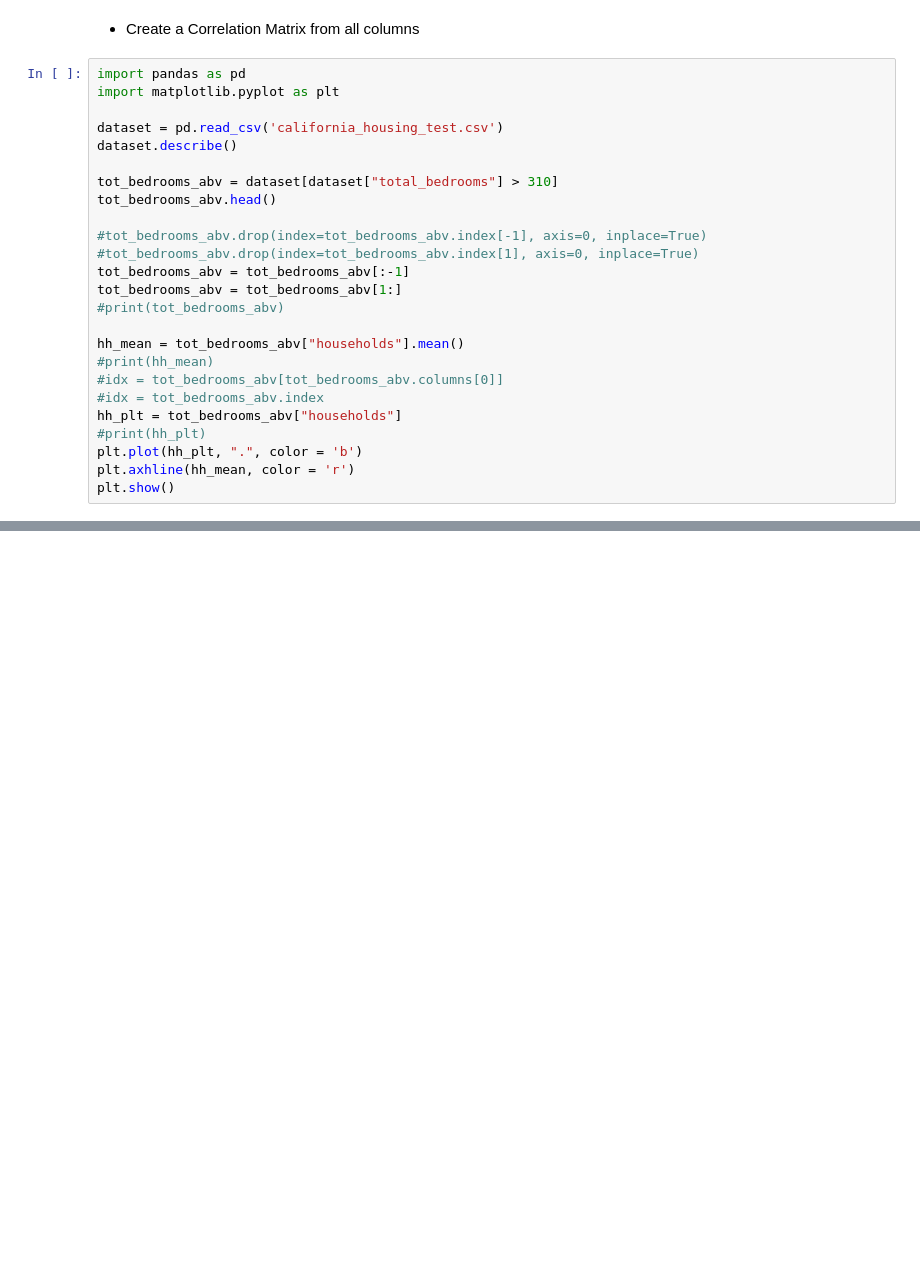
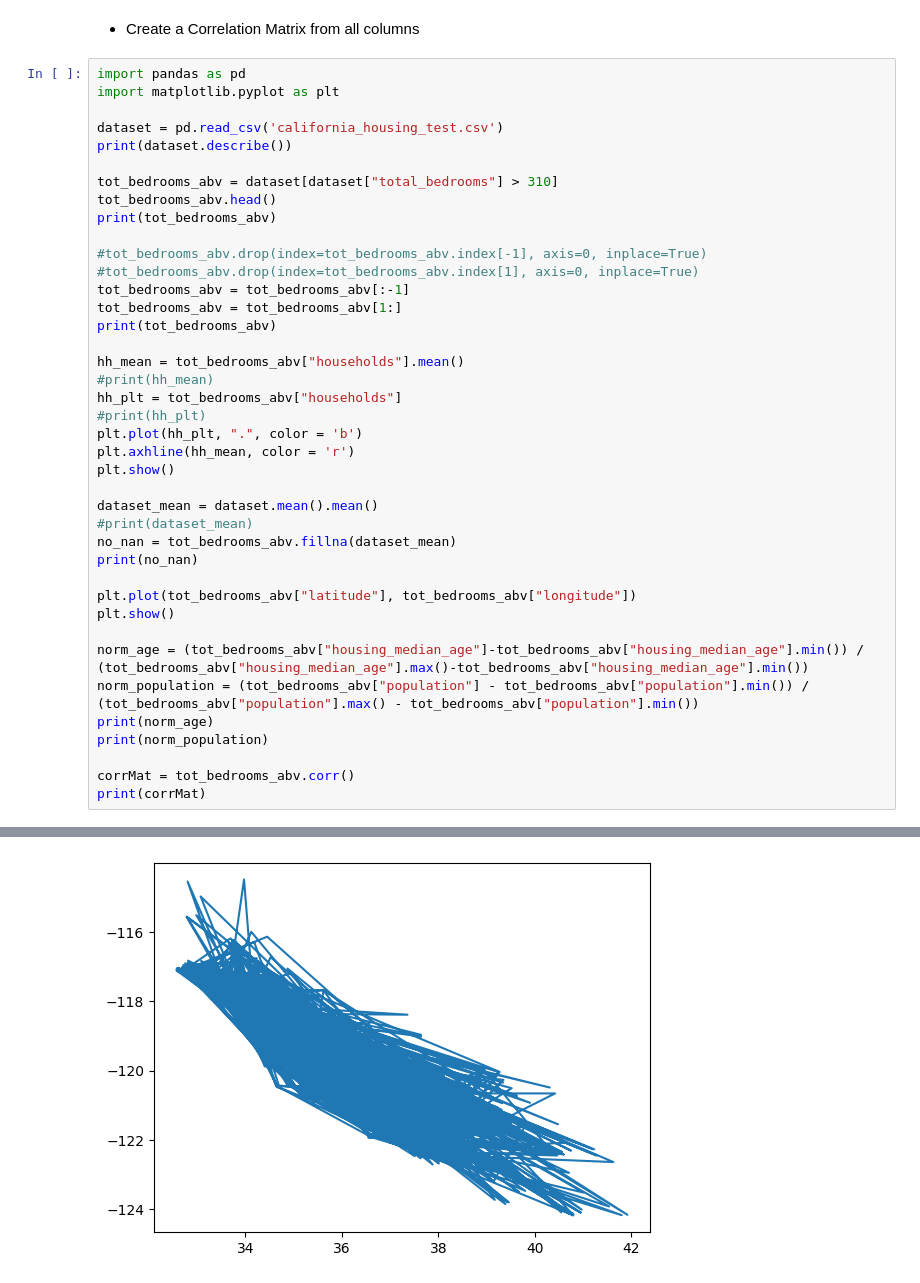
Before and after one commit to Dan5049/MPC-MLF, a Jupyter notebook: cv01/exercie_01.ipynb, the cells around one changed output, grey strips where cells are left out. Drawn from its saved outputs; the diff is of its cells as text; blank space fills up the shorter version.

```diff
--- a/cv01/exercie_01.ipynb
+++ b/cv01/exercie_01.ipynb
@@ -245,24 +245,39 @@ import pandas as pd
 import matplotlib.pyplot as plt
 
 dataset = pd.read_csv('california_housing_test.csv')
-dataset.describe()
+print(dataset.describe())
 
 tot_bedrooms_abv = dataset[dataset["total_bedrooms"] > 310]
 tot_bedrooms_abv.head()
+print(tot_bedrooms_abv)
 
 #tot_bedrooms_abv.drop(index=tot_bedrooms_abv.index[-1], axis=0, inplace=True)
 #tot_bedrooms_abv.drop(index=tot_bedrooms_abv.index[1], axis=0, inplace=True)
 tot_bedrooms_abv = tot_bedrooms_abv[:-1]
 tot_bedrooms_abv = tot_bedrooms_abv[1:]
-#print(tot_bedrooms_abv)
+print(tot_bedrooms_abv)
 
 hh_mean = tot_bedrooms_abv["households"].mean()
 #print(hh_mean)
-#idx = tot_bedrooms_abv[tot_bedrooms_abv.columns[0]]
-#idx = tot_bedrooms_abv.index
 hh_plt = tot_bedrooms_abv["households"]
 #print(hh_plt)
 plt.plot(hh_plt, ".", color = 'b')
 plt.axhline(hh_mean, color = 'r')
 plt.show()
+
+dataset_mean = dataset.mean().mean()
+#print(dataset_mean)
+no_nan = tot_bedrooms_abv.fillna(dataset_mean)
+print(no_nan)
+
+plt.plot(tot_bedrooms_abv["latitude"], tot_bedrooms_abv["longitude"])
+plt.show()
+
+norm_age = (tot_bedrooms_abv["housing_median_age"]-tot_bedrooms_abv["housing_median_age"].min()) / (tot_bedrooms_abv["housing_median_age"].max()-tot_bedrooms_abv["housing_median_age"].min())
+norm_population = (tot_bedrooms_abv["population"] - tot_bedrooms_abv["population"].min()) / (tot_bedrooms_abv["population"].max() - tot_bedrooms_abv["population"].min())
+print(norm_age)
+print(norm_population)
+
+corrMat = tot_bedrooms_abv.corr()
+print(corrMat)
 # %% [output]
@@ -269,0 +319 @@ plt.show()
+[figure, added]
```
Also changed, not shown: parts of 1 cell of this notebook.
